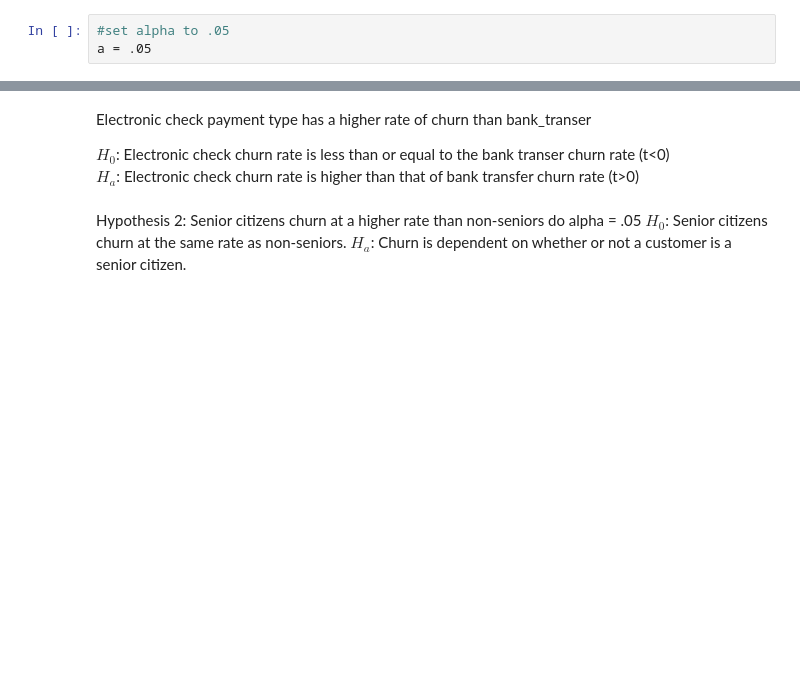
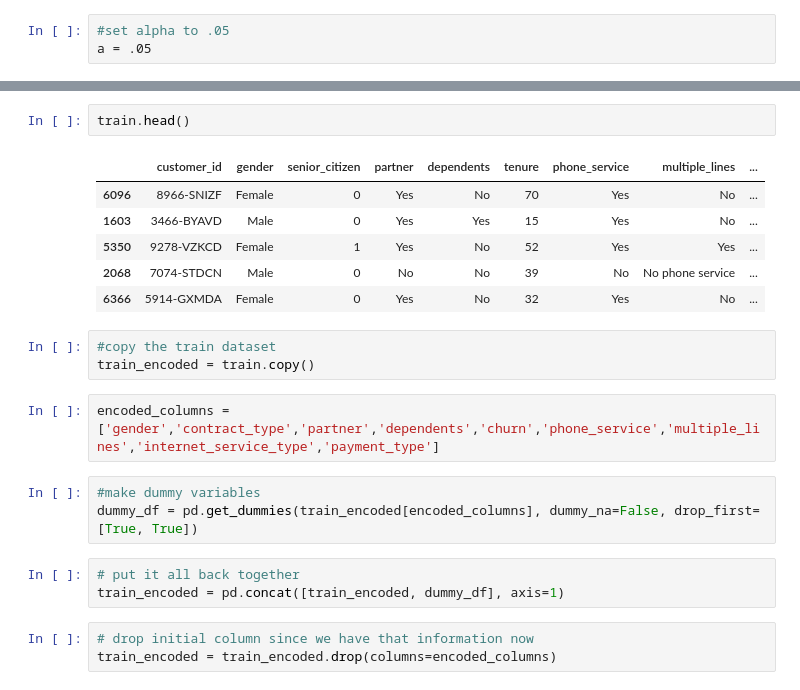
Before and after one commit to SLawsonWoods/Telco_Churn_Project, a Jupyter notebook: Draft_1_folder.ipynb, the cells around one changed output, grey strips where cells are left out. Drawn from its saved outputs; the diff is of its cells as text; blank space fills up the shorter version.

```diff
--- a/Draft_1_folder.ipynb
+++ b/Draft_1_folder.ipynb
@@ -575,10 +543,23 @@ else:
-# %% [markdown]
-Electronic check payment type has a higher rate of churn than bank_transer
-
-$H_0$: Electronic check churn rate is less than or equal to the bank transer churn rate (t<0)<br>
-$H_a$: Electronic check churn rate is higher than that of bank transfer churn rate (t>0)
-# %% [markdown]
-Hypothesis 2: Senior citizens churn at a higher rate than non-seniors do
-alpha = .05
-$H_0$: Senior citizens churn at the same rate as non-seniors.
-$H_a$: Churn is dependent on whether or not a customer is a senior citizen.
+# %%
+train.head()
+# %% [output]
+|  | customer_id | gender | senior_citizen | partner | dependents | tenure | phone_service | multiple_lines | ... |
+| 6096 | 8966-SNIZF | Female | 0 | Yes | No | 70 | Yes | No | ... |
+| 1603 | 3466-BYAVD | Male | 0 | Yes | Yes | 15 | Yes | No | ... |
+| 5350 | 9278-VZKCD | Female | 1 | Yes | No | 52 | Yes | Yes | ... |
+| 2068 | 7074-STDCN | Male | 0 | No | No | 39 | No | No phone service | ... |
+| 6366 | 5914-GXMDA | Female | 0 | Yes | No | 32 | Yes | No | ... |
+# %%
+#copy the train dataset
+train_encoded = train.copy()
+# %%
+encoded_columns = ['gender','contract_type','partner','dependents','churn','phone_service','multiple_lines','internet_service_type','payment_type']
+# %%
+#make dummy variables
+dummy_df = pd.get_dummies(train_encoded[encoded_columns], dummy_na=False, drop_first=[True, True])
+# %%
+# put it all back together
+train_encoded = pd.concat([train_encoded, dummy_df], axis=1)
+# %%
+# drop initial column since we have that information now
+train_encoded = train_encoded.drop(columns=encoded_columns)
```
Also changed, not shown: parts of 61 cells of this notebook.
